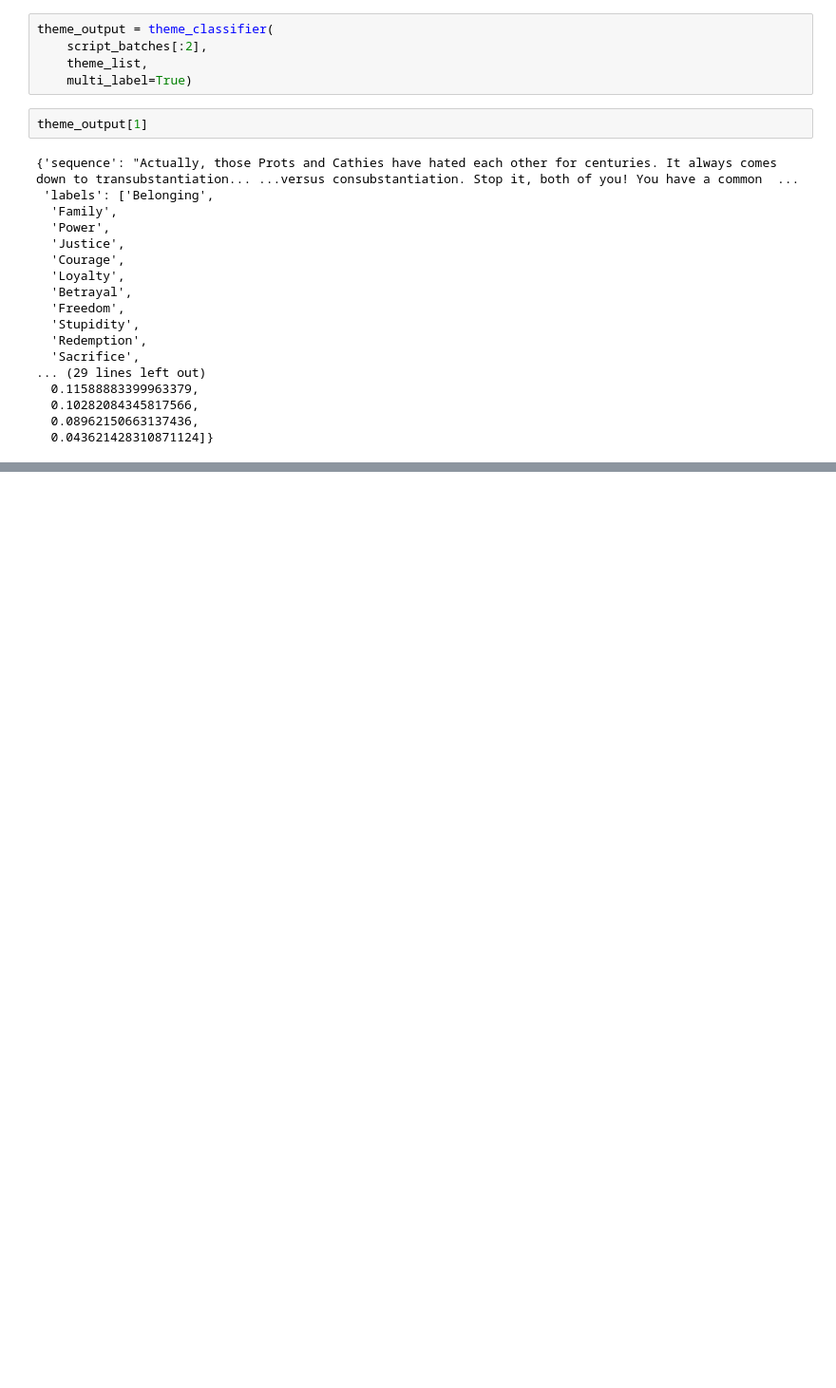
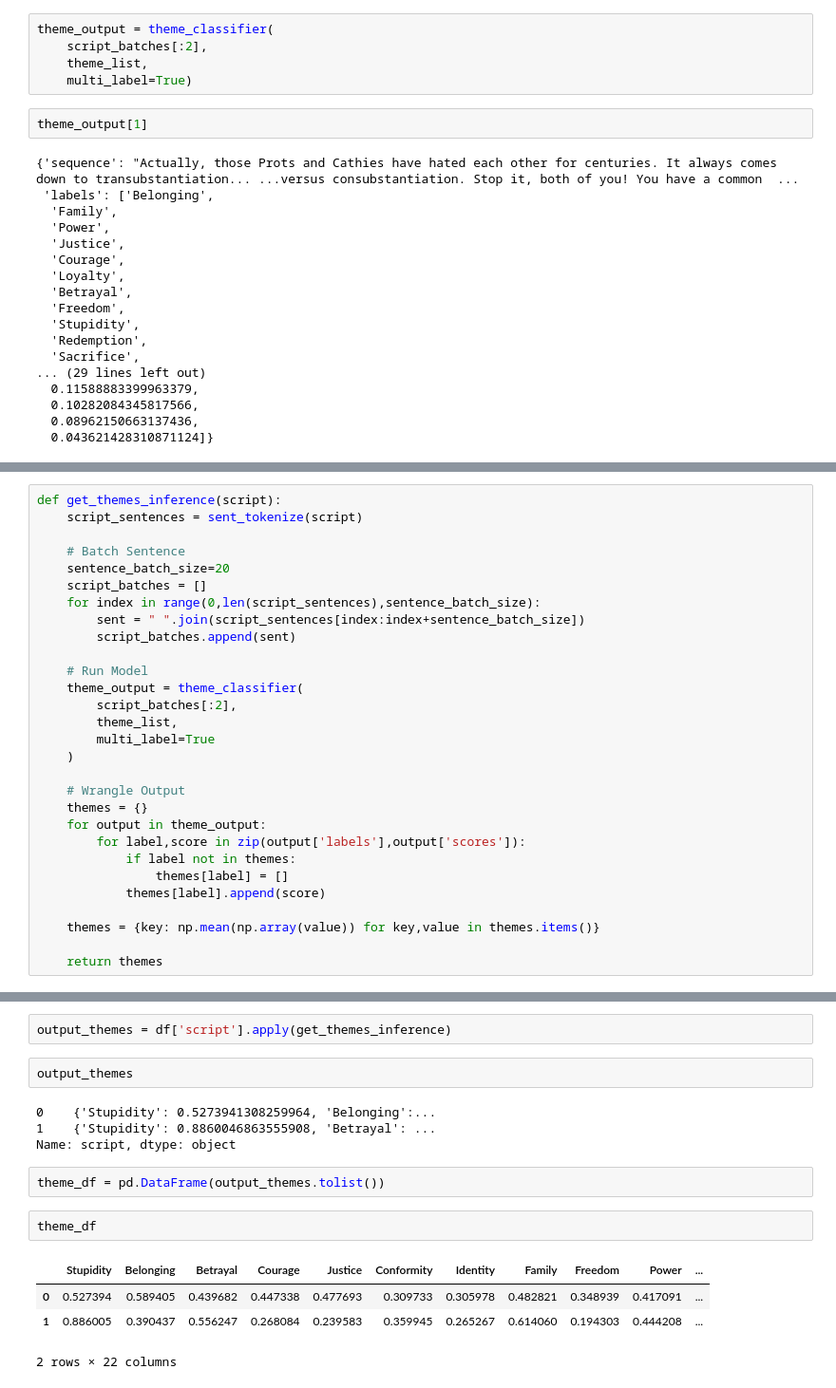
Before and after one commit to jamesbcn/the-simpsons-ai-analysis, a Jupyter notebook: theme_classifier/theme_classification_development.ipynb, the cells around one changed output, grey strips where cells are left out. Shown at 95% size. Saved outputs shown, nothing was run; the diff lists cells and outputs as text; blank space fills up the shorter version.

```diff
--- a/theme_classifier/theme_classification_development.ipynb
+++ b/theme_classifier/theme_classification_development.ipynb
@@ -258,0 +286,29 @@ theme_output[1]
+# %%
+def get_themes_inference(script):
+    script_sentences = sent_tokenize(script)
+
+    # Batch Sentence
+    sentence_batch_size=20
+    script_batches = []
+    for index in range(0,len(script_sentences),sentence_batch_size):
+        sent = " ".join(script_sentences[index:index+sentence_batch_size])
+        script_batches.append(sent)
+
+    # Run Model
+    theme_output = theme_classifier(
+        script_batches[:2],
+        theme_list,
+        multi_label=True
+    )
+
+    # Wrangle Output
+    themes = {}
+    for output in theme_output:
+        for label,score in zip(output['labels'],output['scores']):
+            if label not in themes:
+                themes[label] = []
+            themes[label].append(score)
+
+    themes = {key: np.mean(np.array(value)) for key,value in themes.items()}
+
+    return themes
@@ -258,0 +323,17 @@ theme_output[1]
+# %%
+output_themes = df['script'].apply(get_themes_inference)
+# %%
+output_themes
+# %% [output]
+0    {'Stupidity': 0.5273941308259964, 'Belonging':...
+1    {'Stupidity': 0.8860046863555908, 'Betrayal': ...
+Name: script, dtype: object
+# %%
+theme_df = pd.DataFrame(output_themes.tolist())
+# %%
+theme_df
+# %% [output]
+|  | Stupidity | Belonging | Betrayal | Courage | Justice | Conformity | Identity | Family | Freedom | Power | ... |
+| 0 | 0.527394 | 0.589405 | 0.439682 | 0.447338 | 0.477693 | 0.309733 | 0.305978 | 0.482821 | 0.348939 | 0.417091 | ... |
+| 1 | 0.886005 | 0.390437 | 0.556247 | 0.268084 | 0.239583 | 0.359945 | 0.265267 | 0.614060 | 0.194303 | 0.444208 | ... |
+2 rows × 22 columns
```
Also changed, not shown: parts of 12 cells of this notebook, 8 other files.
